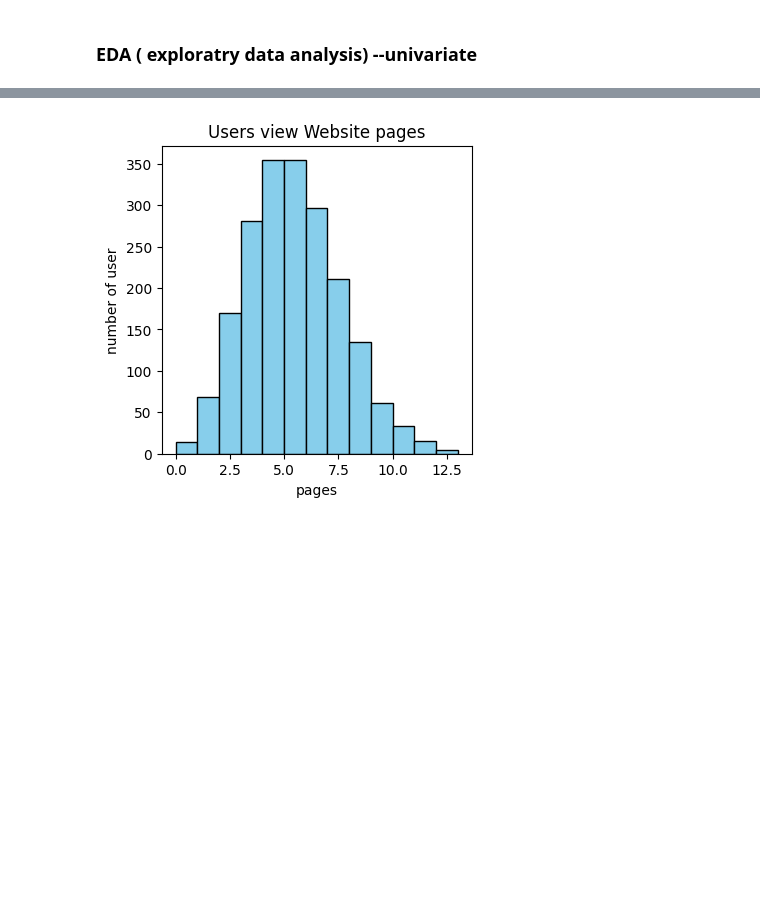
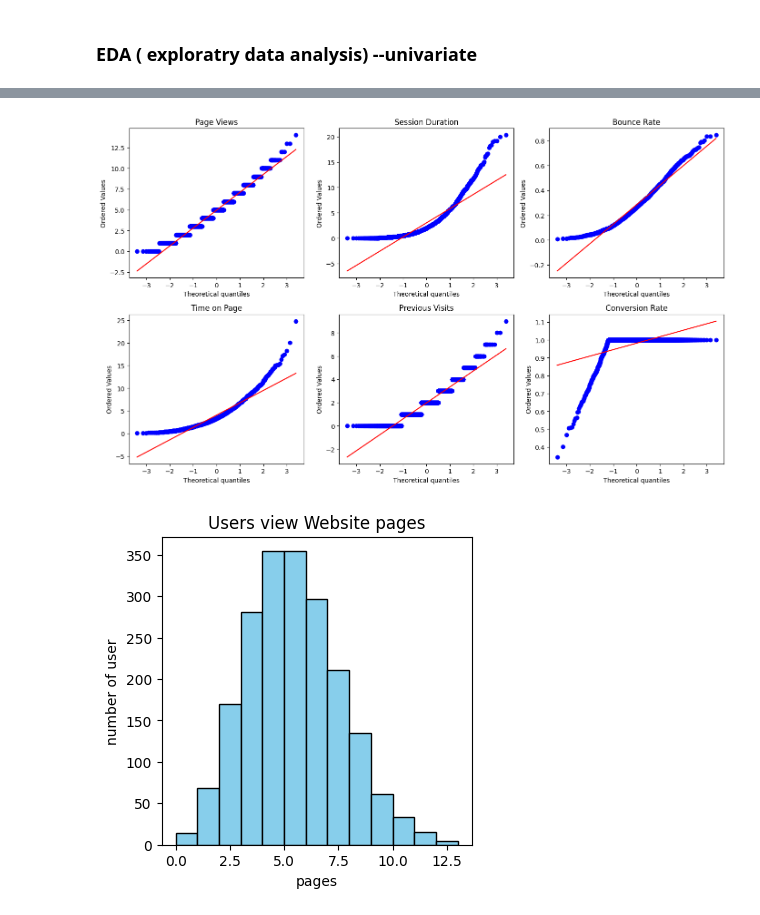
Before and after one commit to Himanshutiwari321/User-Return-Prediction---Startup---ML, a Jupyter notebook: notebooks/01_data_EDA.ipynb, the cells around one changed output, grey strips where cells are left out. Saved outputs shown, nothing was run; the diff lists cells and outputs as text; code cells hidden in the pictures; blank space fills up the shorter version.

```diff
--- a/notebooks/01_data_EDA.ipynb
+++ b/notebooks/01_data_EDA.ipynb
@@ -136,0 +130,13 @@ Length: 2000, dtype: bool>
+# %%
+#matplotlib hist plot for all numarical columnn using subplot
+
+num_cols = df.select_dtypes(include=['int64','float64']).columns
+
+plt.figure(figsize=(14, 12))
+for i, col in enumerate(num_cols):
+    plt.subplot(3, 3, i+1)
+    plt.hist(df[col], bins=20, color='skyblue', edgecolor='black')
+    plt.title(col)
+
+plt.tight_layout()
+plt.show()
@@ -137,3 +151,18 @@ Length: 2000, dtype: bool>
+# %%
+#QQ plot for another why to check column distribution skewness
+num_cols = df.select_dtypes(include=['int64','float64']).columns
+
+plt.figure(figsize=(14,12))
+
+for i, col in enumerate(num_cols):
+    plt.subplot(3,3,i+1)
+    stats.probplot(df[col], dist="norm", plot=plt)
+    plt.title(col)
+
+plt.tight_layout()
+plt.show()
+# %% [output]
+[figure, added]
 # %%
 #numarical columns ---page views
 
```
Also changed, not shown: parts of 7 cells of this notebook.
